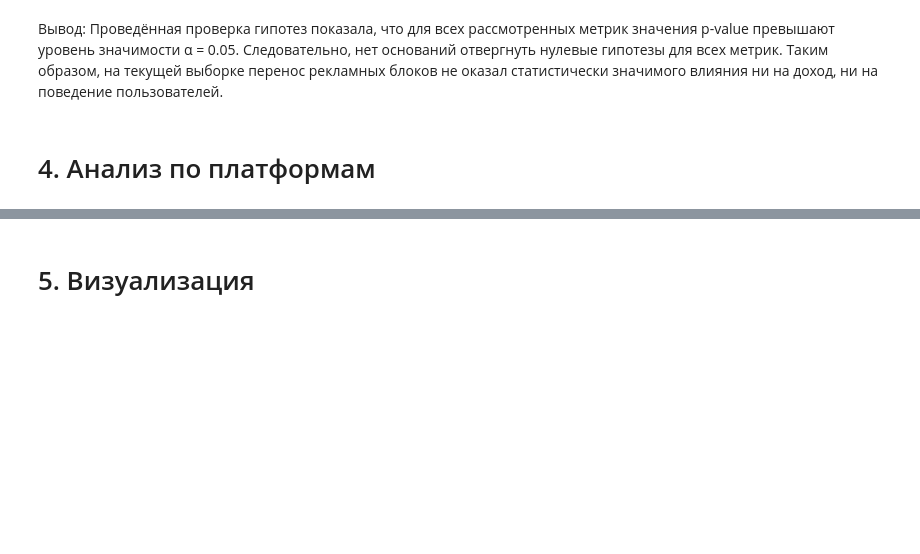
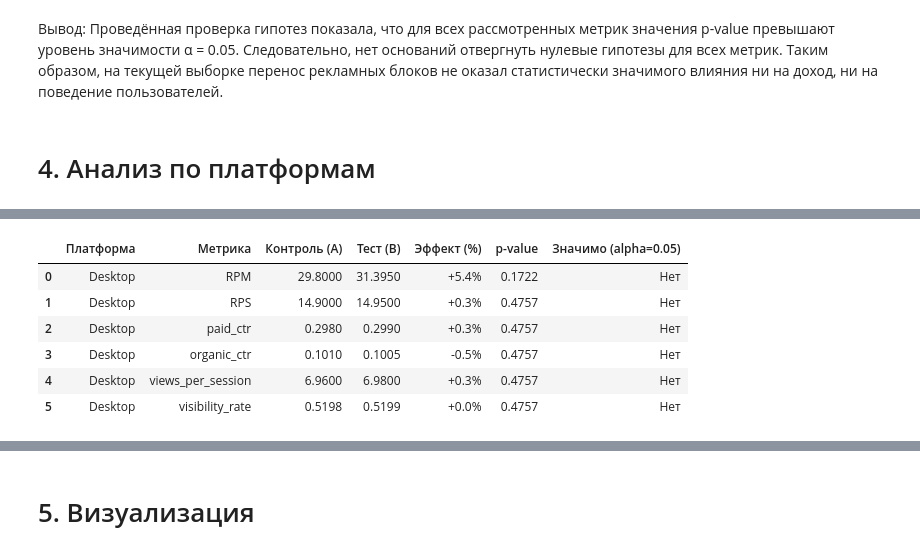
Before and after one commit to ArinaKrasotina/data-analysis, a Jupyter notebook: AB testing/AB test.ipynb, the cells around one changed output, grey strips where cells are left out. Cells and saved outputs as stored; diff of their text form; code cells hidden in the pictures; blank space fills up the shorter version.

```diff
--- a/AB testing/AB test.ipynb
+++ b/AB testing/AB test.ipynb
@@ -385,19 +379,0 @@ platform_stats
-# %%
-platform_tests = []
-
-for platform in df_main['platform'].unique():
-    subset = df_main[df_main['platform'] == platform]
-
-    A = subset[subset['group_name'] == 'A']['RPM']
-    B = subset[subset['group_name'] == 'B']['RPM']
-
-    stat, p = ttest_ind(B, A, alternative='greater', equal_var=False)
-
-    platform_tests.append({
-        'Платформа': platform,
-        'p-value': round(p, 4),
-        'Значимо (alpha=0.05)': 'Да' if p < 0.05 else 'Нет'
-    })
-
-platform_tests_df = pd.DataFrame(platform_tests)
-platform_tests_df
@@ -407,0 +388,50 @@ platform_tests_df
+# %%
+# Анализ платформы Desktop
+
+metrics_to_analyze = ["RPM", "RPS", "paid_ctr", "organic_ctr", "views_per_session", "visibility_rate"]
+
+results_desktop = []
+
+platform = "Desktop"
+for metric in metrics_to_analyze:
+    subset = df_main[df_main["platform"] == platform]
+
+    A = subset[subset["group_name"] == "A"][metric]
+    B = subset[subset["group_name"] == "B"][metric]
+
+    # Определение альтернативной гипотезы в зависимости от метрики
+    alternative_hypothesis = "greater" # По умолчанию - "больше"
+    if metric == "organic_ctr": # Если ожидается снижение organic_ctr
+        alternative_hypothesis = "less"
+
+    # Выполнение t-test только если в обеих группах достаточно данных
+    if len(A) > 1 and len(B) > 1:
+        stat, p = ttest_ind(B, A, alternative=alternative_hypothesis, equal_var=False)
+    else:
+        stat, p = float("nan"), float("nan") # Недостаточно данных для теста
+
+    mean_A = A.mean()
+    mean_B = B.mean()
+
+    effect_percent = ((mean_B / mean_A - 1) * 100) if mean_A != 0 else float("inf")
+
+    results_desktop.append({
+        "Платформа": platform,
+        "Метрика": metric,
+        "Контроль (A)": mean_A,
+        "Тест (B)": mean_B,
+        "Эффект (%)": f"{effect_percent:+.1f}%" if pd.notna(effect_percent) else "N/A",
+        "p-value": round(p, 4) if pd.notna(p) else "N/A",
+        "Значимо (alpha=0.05)": "Да" if pd.notna(p) and p < 0.05 else "Нет"
+    })
+
+desktop_analysis_df = pd.DataFrame(results_desktop)
+desktop_analysis_df
+# %% [output]
+|  | Платформа | Метрика | Контроль (A) | Тест (B) | Эффект (%) | p-value | Значимо (alpha=0.05) |
+| 0 | Desktop | RPM | 29.8000 | 31.3950 | +5.4% | 0.1722 | Нет |
+| 1 | Desktop | RPS | 14.9000 | 14.9500 | +0.3% | 0.4757 | Нет |
+| 2 | Desktop | paid_ctr | 0.2980 | 0.2990 | +0.3% | 0.4757 | Нет |
+| 3 | Desktop | organic_ctr | 0.1010 | 0.1005 | -0.5% | 0.4757 | Нет |
+| 4 | Desktop | views_per_session | 6.9600 | 6.9800 | +0.3% | 0.4757 | Нет |
+| 5 | Desktop | visibility_rate | 0.5198 | 0.5199 | +0.0% | 0.4757 | Нет |
```
Also changed, not shown: parts of 13 cells of this notebook, 2 other files.
